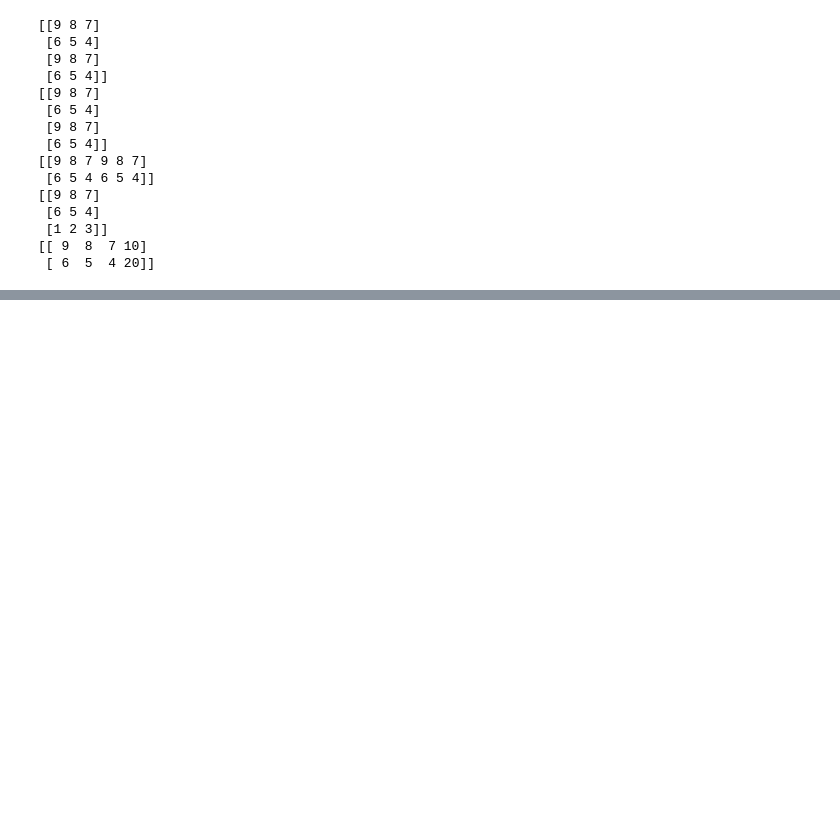
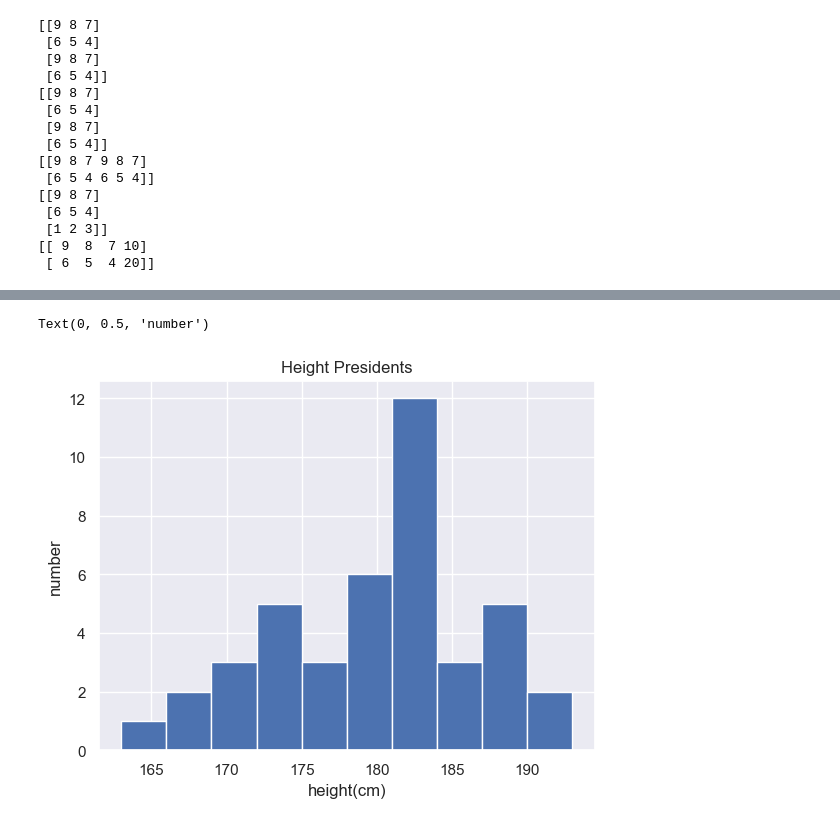
Before and after one commit to SoongMoo/hk_AI-RPA, a Jupyter notebook: python/04_numpy.ipynb, the cells around one changed output, grey strips where cells are left out. Saved outputs shown, nothing was run; the diff lists cells and outputs as text; code cells hidden in the pictures; blank space fills up the shorter version.

```diff
--- a/python/04_numpy.ipynb
+++ b/python/04_numpy.ipynb
@@ -258,0 +395,15 @@ print(z)
+# %%
+import pandas as pd
+data = pd.read_csv("https://raw.githubusercontent.com/SoongMoo/hk_AI-RPA/main/python/NumPy/data/president_heights.csv")
+#print(data)
+#print(data['height(cm)'])
+heights = np.array(data['height(cm)'])
+print(heights)
+print(heights.mean())
+print(heights.min())      #       0사분위
+print(heights.max())      #       4사분위
+print(np.median(heights))  # 50%  2사분위
+print(np.percentile(heights, 25))#1사분위  25%
+print(np.percentile(heights, 75))#3사분위  75%
+# 각 데이터가 평균으로부터 얼마나 떨어져 있는지 : 표준편차
+print(heights.std())
@@ -258,0 +421,11 @@ print(z)
+# %%
+import matplotlib.pyplot as plt
+import seaborn
+seaborn.set()
+plt.hist(heights)
+plt.title("Height Presidents")
+plt.xlabel('height(cm)')
+plt.ylabel('number')
+# %% [output]
+Text(0, 0.5, 'number')
+[figure, added]
```
Also changed, not shown: parts of 16 cells of this notebook, 1 other file.
